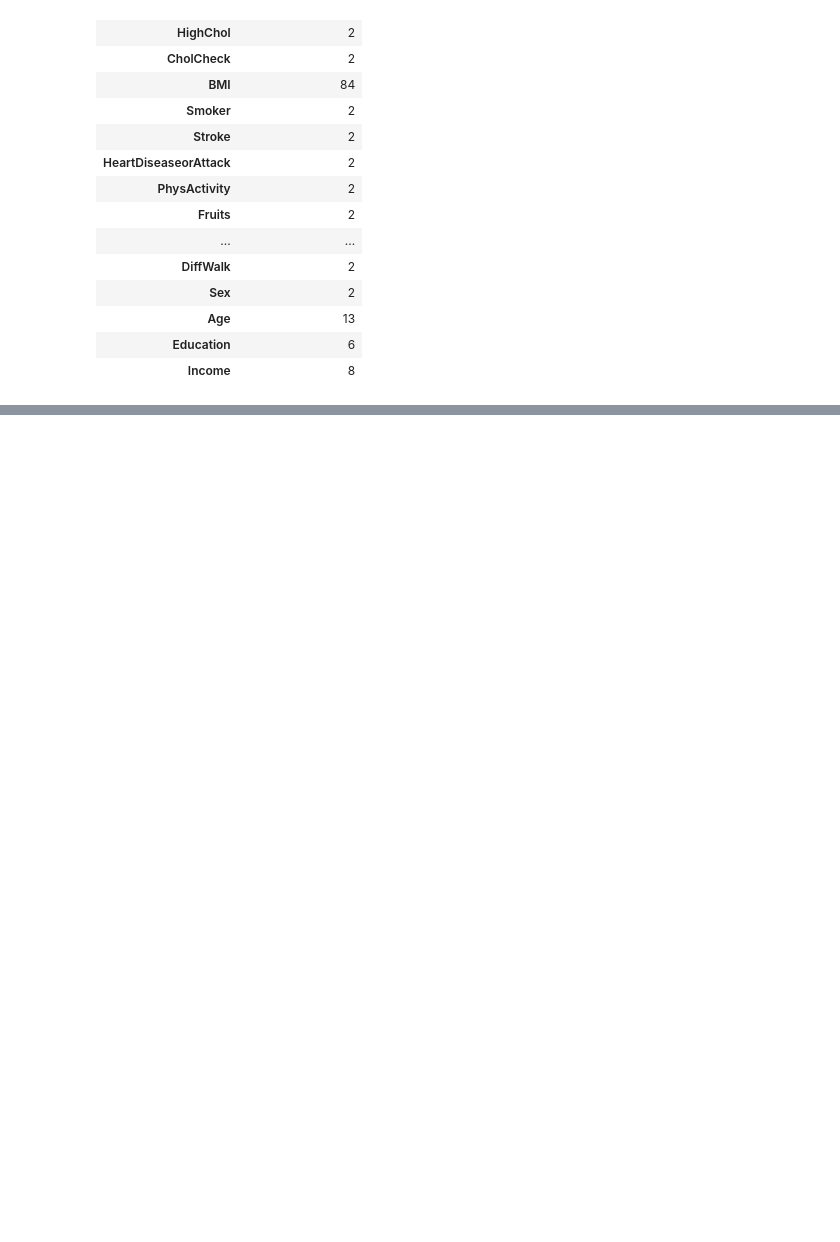
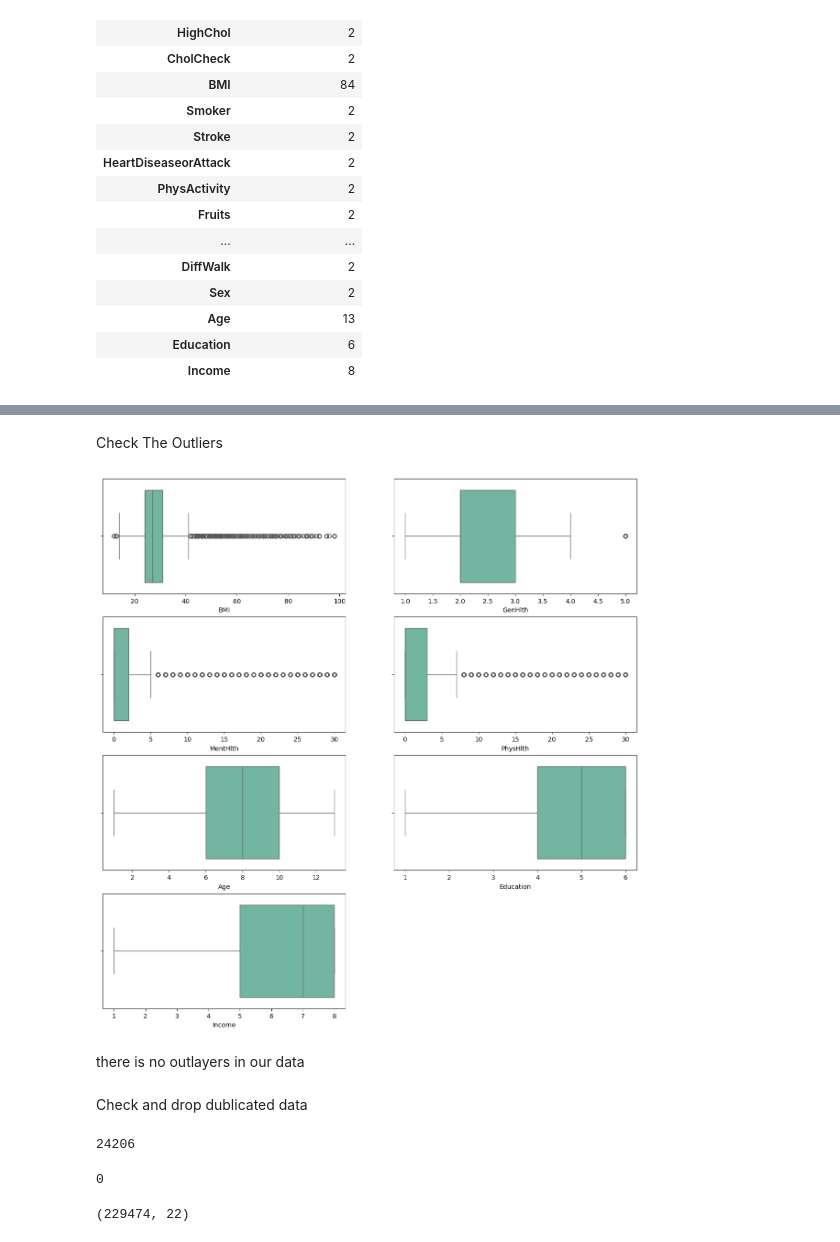
Before and after one commit to Tranduong03/diabetes-diagnosis-system, a Jupyter notebook: notebooks/SE/01_EDA.ipynb, the cells around one changed output, grey strips where cells are left out. Drawn from its saved outputs; the diff is of its cells as text; code cells hidden in the pictures; blank space fills up the shorter version.

```diff
--- a/notebooks/SE/01_EDA.ipynb
+++ b/notebooks/SE/01_EDA.ipynb
@@ -198,0 +206,27 @@ def v_counts(dataframe):
+# %% [markdown]
+Check The Outliers
+# %%
+plt.figure(figsize = (15,15))
+for i,col in enumerate(['BMI', 'GenHlth', 'MentHlth', 'PhysHlth', 'Age','Education', 'Income']):
+    plt.subplot(4,2,i+1)
+    sns.boxplot(x = col, data = data ,palette='Set2')
+plt.show()
+# %% [output]
+[figure, added]
+# %% [markdown]
+there is no outlayers in our data
+# %% [markdown]
+Check and drop dublicated data
+# %%
+data.duplicated().sum()
+# %% [output]
+24206
+# %%
+data.drop_duplicates(inplace = True)
+data.duplicated().sum()
+# %% [output]
+0
+# %%
+data.shape
+# %% [output]
+(229474, 22)
```
Also changed, not shown: parts of 88 cells of this notebook, 1 other file.
